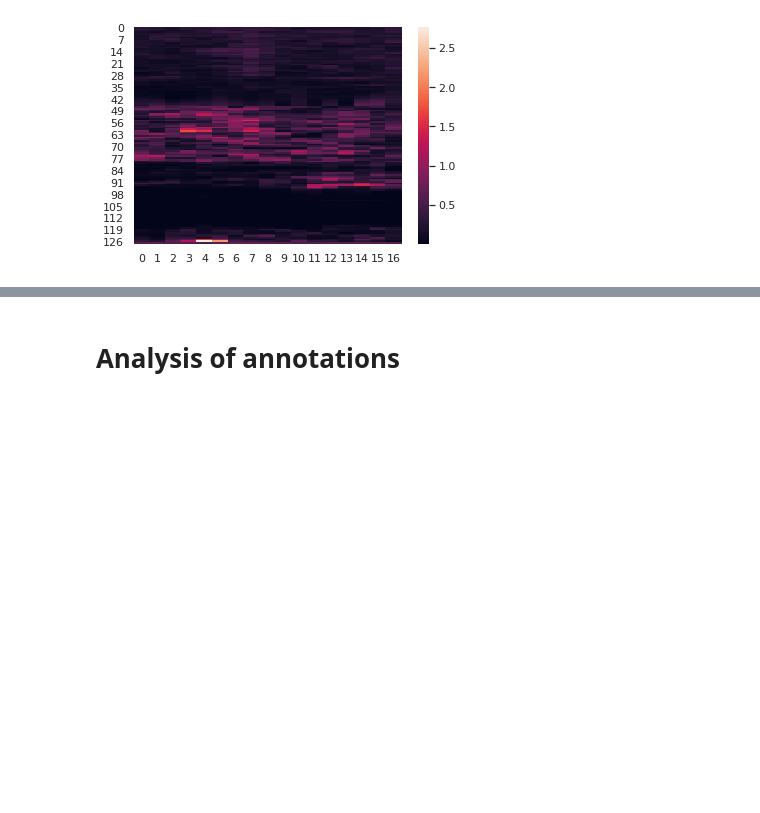
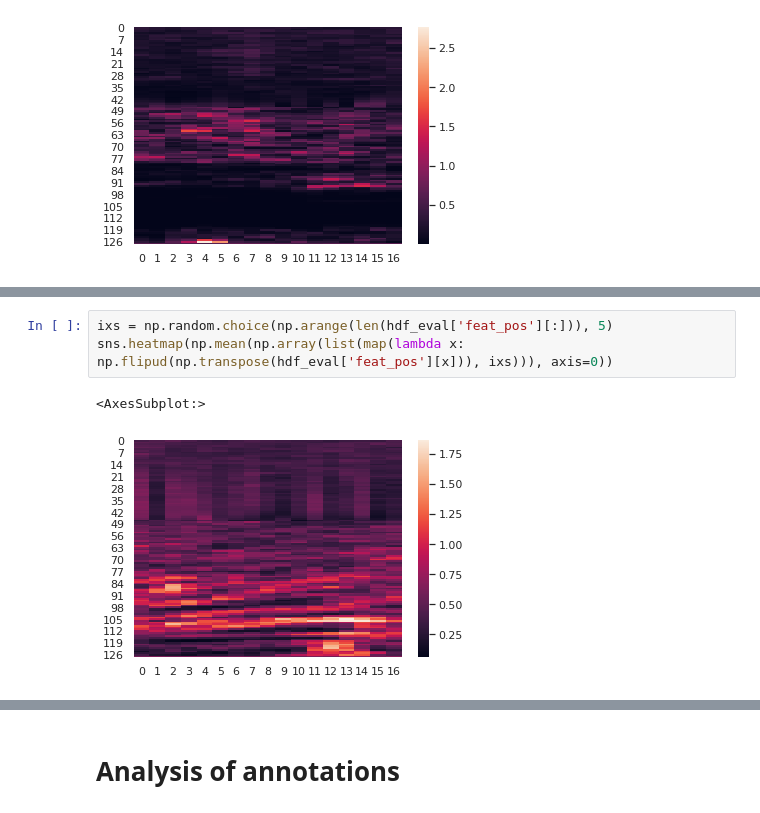
Before and after one commit to johnmartinsson/soundscape-analysis, a Jupyter notebook: few_shot_learning/notebooks/dcase_few_shot_bioacoustic_data_analysis.ipynb, the cells around one changed output, grey strips where cells are left out. Cells and saved outputs as stored; diff of their text form; blank space fills up the shorter version.

```diff
--- a/few_shot_learning/notebooks/dcase_few_shot_bioacoustic_data_analysis.ipynb
+++ b/few_shot_learning/notebooks/dcase_few_shot_bioacoustic_data_analysis.ipynb
@@ -37 +42,7 @@ sns.heatmap(np.flipud(np.transpose(hdf_eval['feat_pos'][5])))
+# %%
+ixs = np.random.choice(np.arange(len(hdf_eval['feat_pos'][:])), 5)
+sns.heatmap(np.mean(np.array(list(map(lambda x: np.flipud(np.transpose(hdf_eval['feat_pos'][x])), ixs))), axis=0))
+# %% [output]
+<AxesSubplot:>
+[figure, added]
 # %%
```
Also changed, not shown: parts of 6 cells of this notebook, 31 other files.
